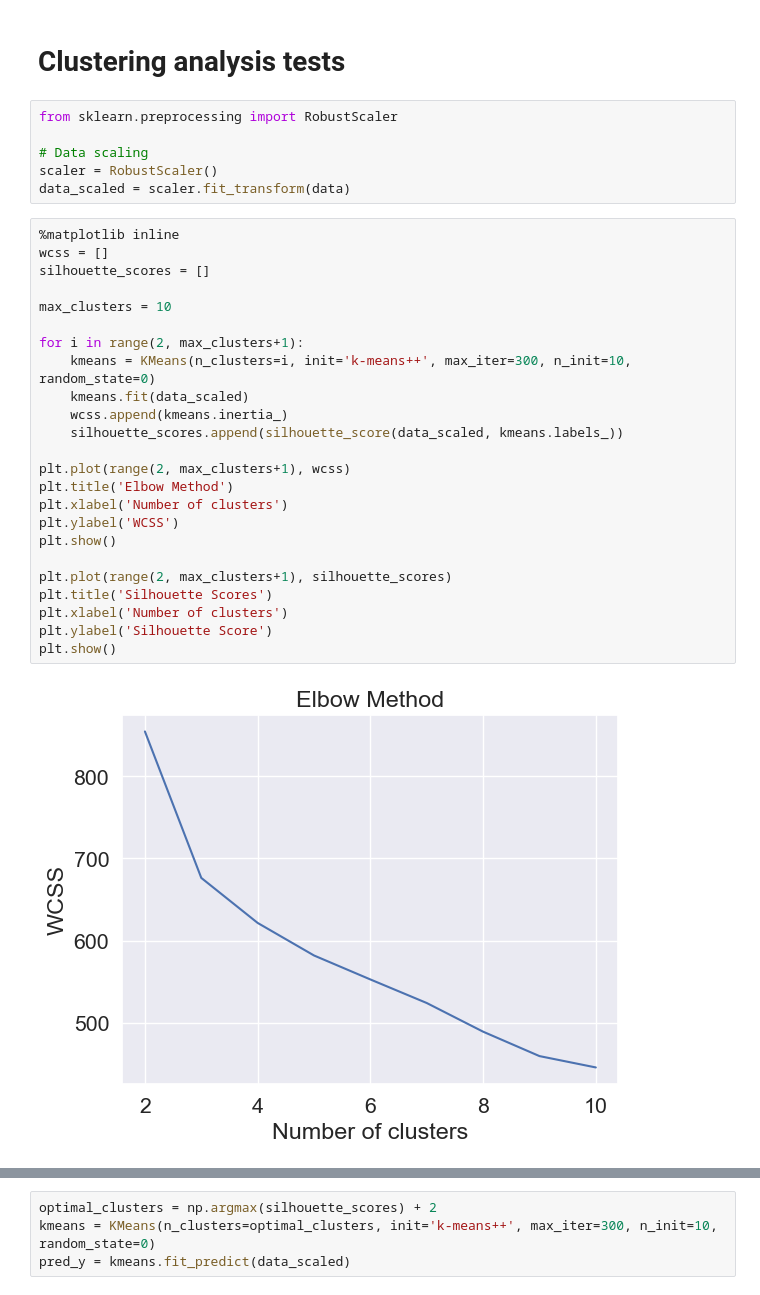
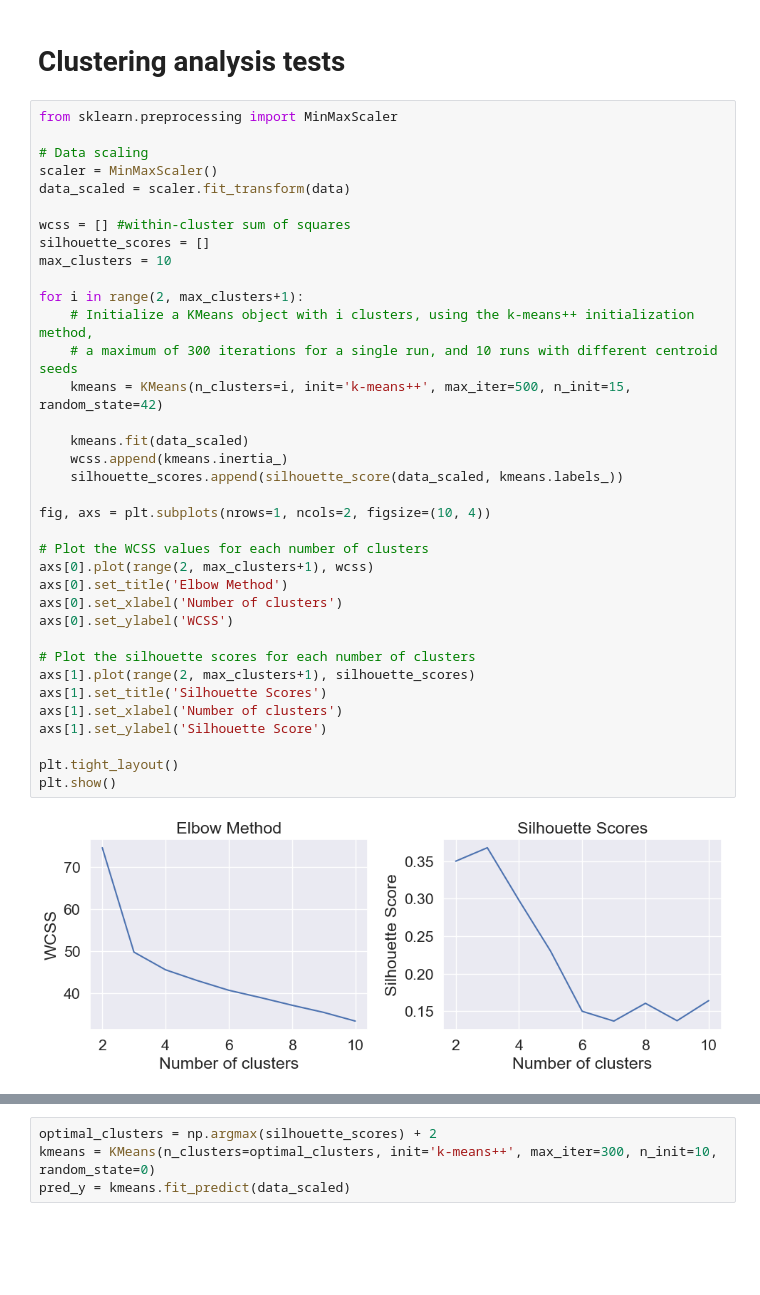
Before and after one commit to estivengrx/wine_exploration_and_clustering, a Jupyter notebook: notebooks/tests.ipynb, the cells around one changed output, grey strips where cells are left out. Cells and saved outputs as stored; diff of their text form; blank space fills up the shorter version.

Commit message:
changed scaling method and unified plots

```diff
--- a/notebooks/tests.ipynb
+++ b/notebooks/tests.ipynb
@@ -35,35 +35,41 @@ Data retrieved successfully
 (178, 13)
 # %% [markdown]
 # Clustering analysis tests
-# %%
-from sklearn.preprocessing import RobustScaler
-
-# Data scaling
-scaler = RobustScaler()
-data_scaled = scaler.fit_transform(data)
 # %%
-%matplotlib inline
-wcss = []
+from sklearn.preprocessing import MinMaxScaler
+
+# Data scaling
+scaler = MinMaxScaler()
+data_scaled = scaler.fit_transform(data)
+
+wcss = [] #within-cluster sum of squares
 silhouette_scores = []
-
 max_clusters = 10
 
 for i in range(2, max_clusters+1):
-    kmeans = KMeans(n_clusters=i, init='k-means++', max_iter=300, n_init=10, random_state=0)
+    # Initialize a KMeans object with i clusters, using the k-means++ initialization method,
+    # a maximum of 300 iterations for a single run, and 10 runs with different centroid seeds
+    kmeans = KMeans(n_clusters=i, init='k-means++', max_iter=500, n_init=15, random_state=42)
+
     kmeans.fit(data_scaled)
     wcss.append(kmeans.inertia_)
     silhouette_scores.append(silhouette_score(data_scaled, kmeans.labels_))
 
-plt.plot(range(2, max_clusters+1), wcss)
-plt.title('Elbow Method')
-plt.xlabel('Number of clusters')
-plt.ylabel('WCSS')
+fig, axs = plt.subplots(nrows=1, ncols=2, figsize=(10, 4))
+
+# Plot the WCSS values for each number of clusters
+axs[0].plot(range(2, max_clusters+1), wcss)
+axs[0].set_title('Elbow Method')
+axs[0].set_xlabel('Number of clusters')
+axs[0].set_ylabel('WCSS')
+
+# Plot the silhouette scores for each number of clusters
+axs[1].plot(range(2, max_clusters+1), silhouette_scores)
+axs[1].set_title('Silhouette Scores')
+axs[1].set_xlabel('Number of clusters')
+axs[1].set_ylabel('Silhouette Score')
+
+plt.tight_layout()
 plt.show()
-
-plt.plot(range(2, max_clusters+1), silhouette_scores)
-plt.title('Silhouette Scores')
-plt.xlabel('Number of clusters')
-plt.ylabel('Silhouette Score')
-plt.show()
 # %% [output]
-[figure, old version]
+[figure, new version]
```
Also changed, not shown: parts of 4 cells of this notebook.
